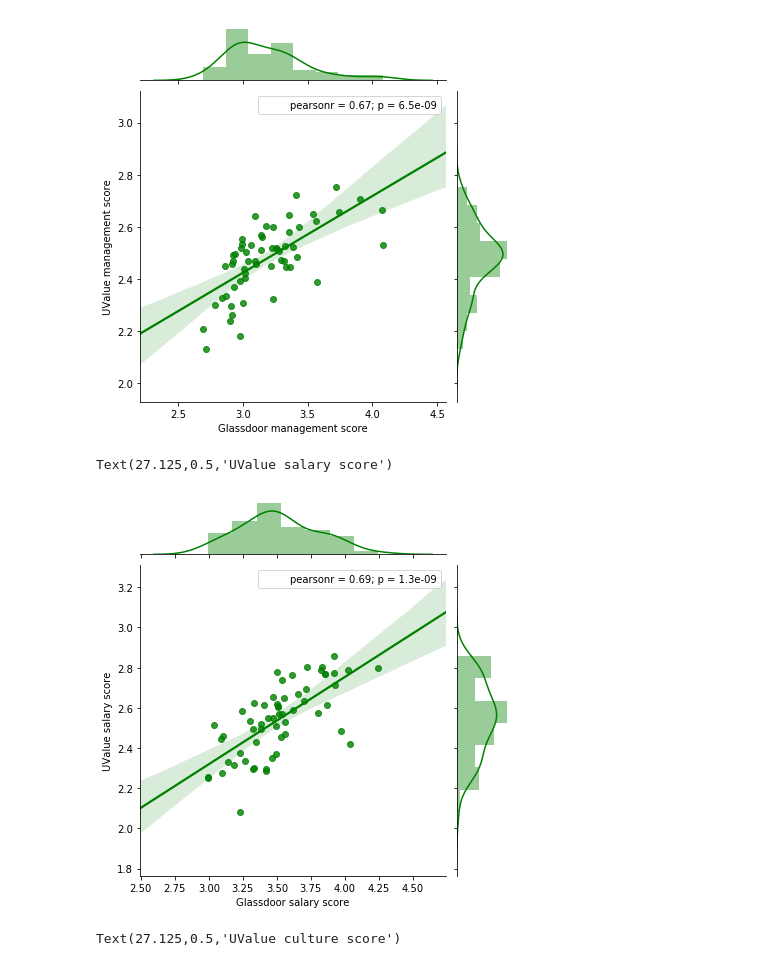
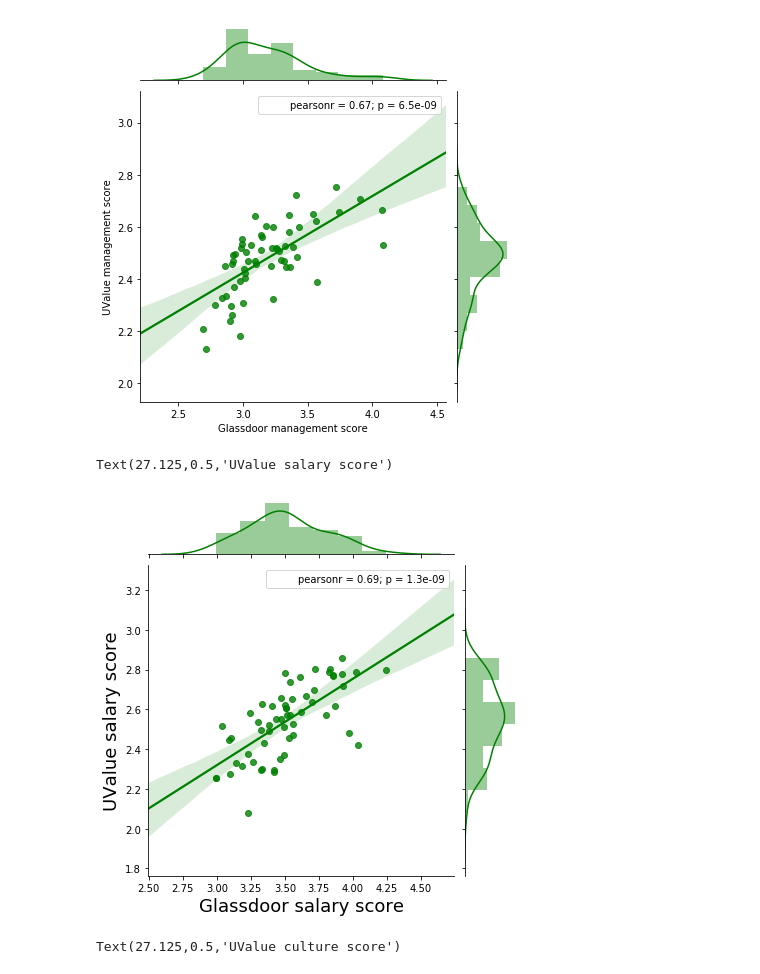
Before and after one commit to pcoronau/insight, a Jupyter notebook: UValue_notebook.ipynb, the cells around one changed output. Cells and saved outputs as stored; diff of their text form; code cells hidden in the pictures.

```diff
--- a/UValue_notebook.ipynb
+++ b/UValue_notebook.ipynb
@@ -421,11 +421,11 @@ Text(27.125,0.5,'UValue management score')
 [figure]
 # %%
 ax=sns.jointplot(x='glassdoor_salary', y='UV_salary',data= scores_df,color="g",kind="reg")
-ax.ax_joint.set_xlabel('Glassdoor salary score')
-ax.ax_joint.set_ylabel('UValue salary score')
+ax.ax_joint.set_xlabel('Glassdoor salary score',fontsize=18)
+ax.ax_joint.set_ylabel('UValue salary score',fontsize=18)
 # %% [output]
 Text(27.125,0.5,'UValue salary score')
-[figure, old version]
+[figure, new version]
 # %%
 ax=sns.jointplot(x='glassdoor_culture', y='UV_culture',data= scores_df,color="g",kind="reg")
 ax.ax_joint.set_xlabel('Glassdoor culture score')
```
Also changed, not shown: 1 other file.
